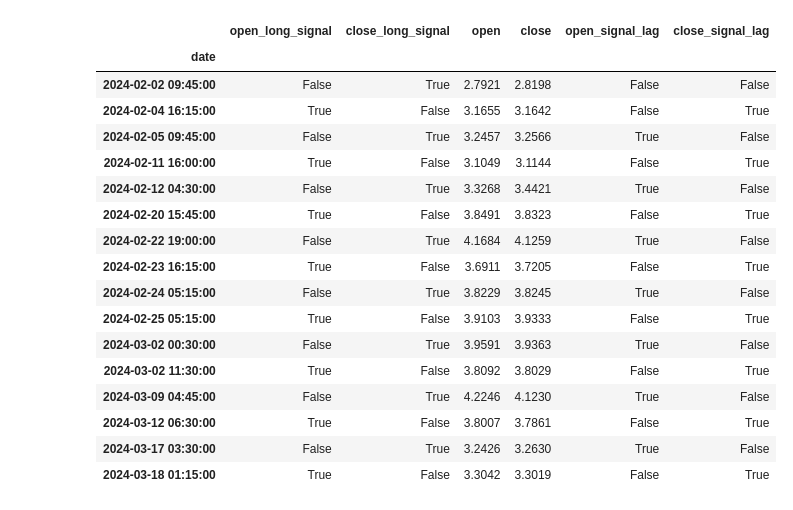
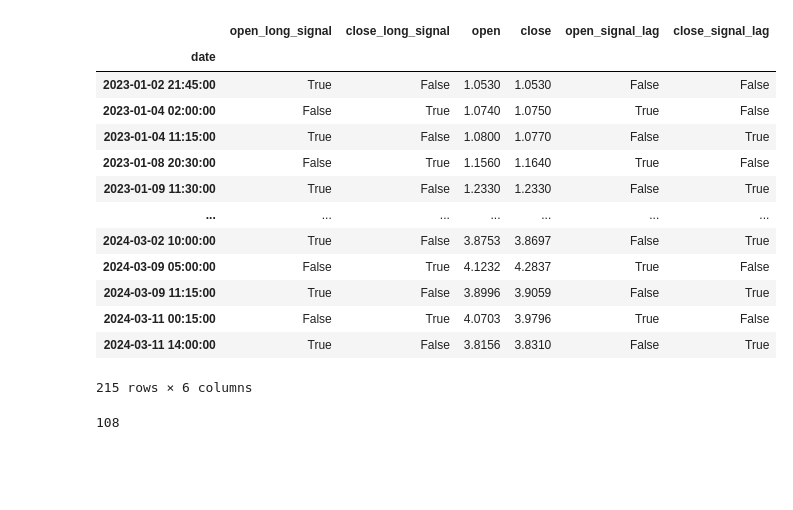
Before and after one commit to thomasclem/autotrade, a Jupyter notebook: strategies/mrat/opti_long_mrat.ipynb, the cells around one changed output. Saved outputs shown, nothing was run; the diff lists cells and outputs as text; code cells hidden in the pictures; blank space fills up the shorter version.

```diff
--- a/strategies/mrat/opti_long_mrat.ipynb
+++ b/strategies/mrat/opti_long_mrat.ipynb
@@ -275,0 +315,30 @@ df_order = df_filtered[
+# %%
+df = df1[["open", "close", "low", "high"]]
+# %%
+df['fast_ma'] = ta.trend.sma_indicator(close=df["close"], window=params["fast_ma"])
+df['slow_ma'] = ta.trend.sma_indicator(close=df["close"], window=params["slow_ma"])
+df['mrat'] = df['fast_ma'] / df['slow_ma']
+df['mean_mrat'] = ta.trend.sma_indicator(close=df['mrat'], window=params["mean_mrat_lenght"])
+df['stdev_mrat'] = df['mrat'].rolling(params["mean_mrat_lenght"]).std(ddof=0)
+df['open_long_signal'] = df['mean_mrat'].shift(1) - df['mrat'].shift(1) >= params['sigma_open'] * df['stdev_mrat'].shift(1)
+df['close_long_signal'] = df['mrat'].shift(1) - df['mean_mrat'].shift(1) >= params['sigma_close'] * df['stdev_mrat'].shift(1)
+
+df_signal = df.loc[
+    df["open_long_signal"] | df["close_long_signal"],
+    ["open_long_signal", "close_long_signal","open", "close"]
+]
+df_signal["open_signal_lag"] = df_signal["open_long_signal"].shift(fill_value=False)
+df_signal["close_signal_lag"] = df_signal["close_long_signal"].shift(fill_value=False)
+df_first_signal  = df_signal[
+    (~ df_signal["open_signal_lag"] & (df_signal["open_long_signal"])) |
+    (~ df_signal["close_signal_lag"] & df_signal["close_long_signal"])
+ ]
+df_first_signal["open_signal_lag"] = df_first_signal["open_long_signal"].shift(fill_value=False)
+df_first_signal["close_signal_lag"] = df_first_signal["close_long_signal"].shift(fill_value=False)
+
+df_order_tmp = df_first_signal[
+    (df_first_signal["open_long_signal"] & (~df_first_signal["open_signal_lag"] | df_first_signal["open_long_signal"].isnull())) |
+    (df_first_signal["close_long_signal"] & ~ df_first_signal["close_signal_lag"])
+]
+df_order = df_order_tmp.loc[~ ( ~ df_order_tmp["close_signal_lag"] & ~ df_order_tmp["open_signal_lag"] & df_order_tmp["close_long_signal"])]
+df_order["order_number"] = df_order["open_long_signal"].cumsum()
@@ -276,21 +363,21 @@ df_order = df_filtered[
+# %%
+df_order_tmp
+# %% [output]
+|  | open_long_signal | close_long_signal | open | close | open_signal_lag | close_signal_lag |
+| date |  |  |  |  |  |  |
+| 2023-01-02 21:45:00 | True | False | 1.0530 | 1.0530 | False | False |
+| 2023-01-04 02:00:00 | False | True | 1.0740 | 1.0750 | True | False |
+| 2023-01-04 11:15:00 | True | False | 1.0800 | 1.0770 | False | True |
+| 2023-01-08 20:30:00 | False | True | 1.1560 | 1.1640 | True | False |
+| 2023-01-09 11:30:00 | True | False | 1.2330 | 1.2330 | False | True |
+| ... | ... | ... | ... | ... | ... | ... |
+| 2024-03-02 10:00:00 | True | False | 3.8753 | 3.8697 | False | True |
+| 2024-03-09 05:00:00 | False | True | 4.1232 | 4.2837 | True | False |
+| 2024-03-09 11:15:00 | True | False | 3.8996 | 3.9059 | False | True |
+| 2024-03-11 00:15:00 | False | True | 4.0703 | 3.9796 | True | False |
+| 2024-03-11 14:00:00 | True | False | 3.8156 | 3.8310 | False | True |
+215 rows × 6 columns
 # %%
-df_order
+df_order.order_number.max()
 # %% [output]
-|  | open_long_signal | close_long_signal | open | close | open_signal_lag | close_signal_lag |
-| date |  |  |  |  |  |  |
-| 2024-02-02 09:45:00 | False | True | 2.7921 | 2.8198 | False | False |
-| 2024-02-04 16:15:00 | True | False | 3.1655 | 3.1642 | False | True |
-| 2024-02-05 09:45:00 | False | True | 3.2457 | 3.2566 | True | False |
-| 2024-02-11 16:00:00 | True | False | 3.1049 | 3.1144 | False | True |
-| 2024-02-12 04:30:00 | False | True | 3.3268 | 3.4421 | True | False |
-| 2024-02-20 15:45:00 | True | False | 3.8491 | 3.8323 | False | True |
-| 2024-02-22 19:00:00 | False | True | 4.1684 | 4.1259 | True | False |
-| 2024-02-23 16:15:00 | True | False | 3.6911 | 3.7205 | False | True |
-| 2024-02-24 05:15:00 | False | True | 3.8229 | 3.8245 | True | False |
-| 2024-02-25 05:15:00 | True | False | 3.9103 | 3.9333 | False | True |
-| 2024-03-02 00:30:00 | False | True | 3.9591 | 3.9363 | True | False |
-| 2024-03-02 11:30:00 | True | False | 3.8092 | 3.8029 | False | True |
-| 2024-03-09 04:45:00 | False | True | 4.2246 | 4.1230 | True | False |
-| 2024-03-12 06:30:00 | True | False | 3.8007 | 3.7861 | False | True |
-| 2024-03-17 03:30:00 | False | True | 3.2426 | 3.2630 | True | False |
-| 2024-03-18 01:15:00 | True | False | 3.3042 | 3.3019 | False | True |
+108
```
Also changed, not shown: parts of 24 cells of this notebook, 1 other file.
